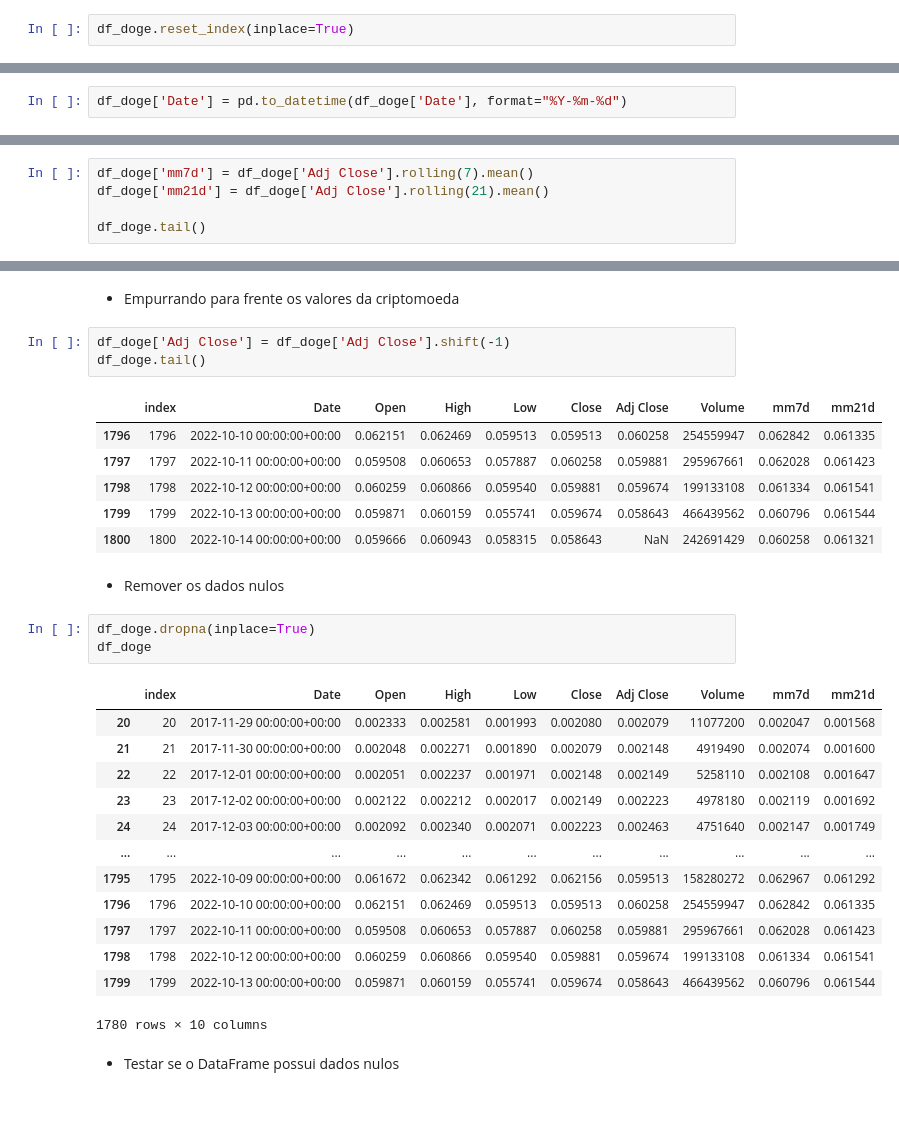
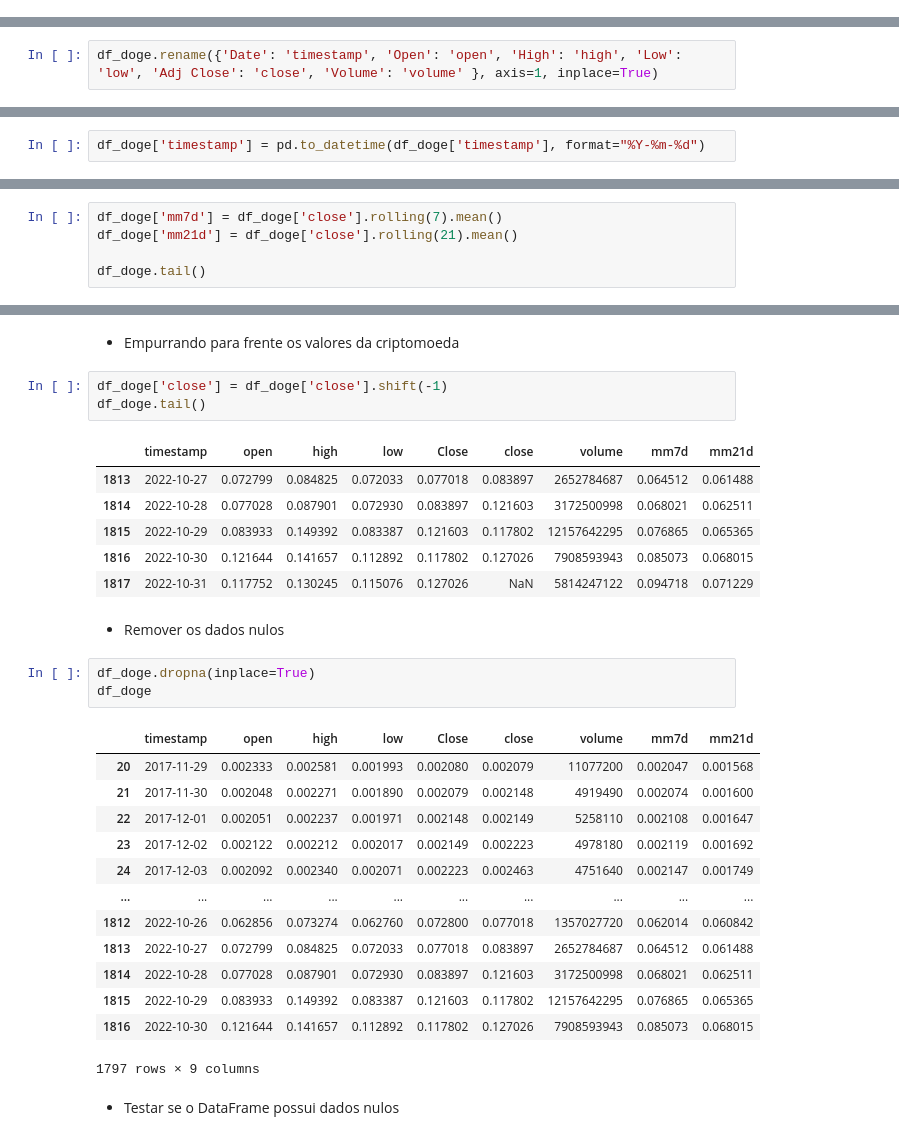
Before and after one commit to fabriciocovalesci/tcc_predict_crypto, a Jupyter notebook: model_predict/predict_crypto/dogecoin/DogeCoin_LR.ipynb, the cells around one changed output, grey strips where cells are left out. Cells and saved outputs as stored; diff of their text form; blank space fills up the shorter version.

```diff
--- a/model_predict/predict_crypto/dogecoin/DogeCoin_LR.ipynb
+++ b/model_predict/predict_crypto/dogecoin/DogeCoin_LR.ipynb
@@ -97,2 +94,0 @@ df_doge = df_doge.reset_index()
-# %%
-df_doge.reset_index(inplace=True)
@@ -99,3 +97,5 @@ df_doge.reset_index(inplace=True)
+# %%
+df_doge.rename({'Date': 'timestamp', 'Open': 'open', 'High': 'high', 'Low': 'low', 'Adj Close': 'close', 'Volume': 'volume' }, axis=1, inplace=True)
 # %%
 df_doge.dtypes
 # %% [output]
@@ -111,12 +110,12 @@ dtype: object
 # %% [markdown]
 - Converter data
 # %%
-df_doge['Date'] = pd.to_datetime(df_doge['Date'], format="%Y-%m-%d")
+df_doge['timestamp'] = pd.to_datetime(df_doge['timestamp'], format="%Y-%m-%d")
 # %% [markdown]
 - Criar médias móveis de 7 dias e 21 dias
 # %%
-df_doge['mm7d'] = df_doge['Adj Close'].rolling(7).mean()
-df_doge['mm21d'] = df_doge['Adj Close'].rolling(21).mean()
+df_doge['mm7d'] = df_doge['close'].rolling(7).mean()
+df_doge['mm21d'] = df_doge['close'].rolling(21).mean()
 
 df_doge.tail()
 # %% [output]
@@ -167,34 +166,34 @@ create_plot_custom("M", 2021, "bar")
 # %% [markdown]
 - Empurrando para frente os valores da criptomoeda
 # %%
-df_doge['Adj Close'] = df_doge['Adj Close'].shift(-1)
+df_doge['close'] = df_doge['close'].shift(-1)
 df_doge.tail()
 # %% [output]
-|  | index | Date | Open | High | Low | Close | Adj Close | Volume | mm7d | mm21d |
-| 1796 | 1796 | 2022-10-10 00:00:00+00:00 | 0.062151 | 0.062469 | 0.059513 | 0.059513 | 0.060258 | 254559947 | 0.062842 | 0.061335 |
-| 1797 | 1797 | 2022-10-11 00:00:00+00:00 | 0.059508 | 0.060653 | 0.057887 | 0.060258 | 0.059881 | 295967661 | 0.062028 | 0.061423 |
-| 1798 | 1798 | 2022-10-12 00:00:00+00:00 | 0.060259 | 0.060866 | 0.059540 | 0.059881 | 0.059674 | 199133108 | 0.061334 | 0.061541 |
-| 1799 | 1799 | 2022-10-13 00:00:00+00:00 | 0.059871 | 0.060159 | 0.055741 | 0.059674 | 0.058643 | 466439562 | 0.060796 | 0.061544 |
-| 1800 | 1800 | 2022-10-14 00:00:00+00:00 | 0.059666 | 0.060943 | 0.058315 | 0.058643 | NaN | 242691429 | 0.060258 | 0.061321 |
+|  | timestamp | open | high | low | Close | close | volume | mm7d | mm21d |
+| 1813 | 2022-10-27 | 0.072799 | 0.084825 | 0.072033 | 0.077018 | 0.083897 | 2652784687 | 0.064512 | 0.061488 |
+| 1814 | 2022-10-28 | 0.077028 | 0.087901 | 0.072930 | 0.083897 | 0.121603 | 3172500998 | 0.068021 | 0.062511 |
+| 1815 | 2022-10-29 | 0.083933 | 0.149392 | 0.083387 | 0.121603 | 0.117802 | 12157642295 | 0.076865 | 0.065365 |
+| 1816 | 2022-10-30 | 0.121644 | 0.141657 | 0.112892 | 0.117802 | 0.127026 | 7908593943 | 0.085073 | 0.068015 |
+| 1817 | 2022-10-31 | 0.117752 | 0.130245 | 0.115076 | 0.127026 | NaN | 5814247122 | 0.094718 | 0.071229 |
 # %% [markdown]
 - Remover os dados nulos
 # %%
 df_doge.dropna(inplace=True)
 df_doge
 # %% [output]
-|  | index | Date | Open | High | Low | Close | Adj Close | Volume | mm7d | mm21d |
-| 20 | 20 | 2017-11-29 00:00:00+00:00 | 0.002333 | 0.002581 | 0.001993 | 0.002080 | 0.002079 | 11077200 | 0.002047 | 0.001568 |
-| 21 | 21 | 2017-11-30 00:00:00+00:00 | 0.002048 | 0.002271 | 0.001890 | 0.002079 | 0.002148 | 4919490 | 0.002074 | 0.001600 |
-| 22 | 22 | 2017-12-01 00:00:00+00:00 | 0.002051 | 0.002237 | 0.001971 | 0.002148 | 0.002149 | 5258110 | 0.002108 | 0.001647 |
-| 23 | 23 | 2017-12-02 00:00:00+00:00 | 0.002122 | 0.002212 | 0.002017 | 0.002149 | 0.002223 | 4978180 | 0.002119 | 0.001692 |
-| 24 | 24 | 2017-12-03 00:00:00+00:00 | 0.002092 | 0.002340 | 0.002071 | 0.002223 | 0.002463 | 4751640 | 0.002147 | 0.001749 |
-| ... | ... | ... | ... | ... | ... | ... | ... | ... | ... | ... |
-| 1795 | 1795 | 2022-10-09 00:00:00+00:00 | 0.061672 | 0.062342 | 0.061292 | 0.062156 | 0.059513 | 158280272 | 0.062967 | 0.061292 |
-| 1796 | 1796 | 2022-10-10 00:00:00+00:00 | 0.062151 | 0.062469 | 0.059513 | 0.059513 | 0.060258 | 254559947 | 0.062842 | 0.061335 |
-| 1797 | 1797 | 2022-10-11 00:00:00+00:00 | 0.059508 | 0.060653 | 0.057887 | 0.060258 | 0.059881 | 295967661 | 0.062028 | 0.061423 |
-| 1798 | 1798 | 2022-10-12 00:00:00+00:00 | 0.060259 | 0.060866 | 0.059540 | 0.059881 | 0.059674 | 199133108 | 0.061334 | 0.061541 |
-| 1799 | 1799 | 2022-10-13 00:00:00+00:00 | 0.059871 | 0.060159 | 0.055741 | 0.059674 | 0.058643 | 466439562 | 0.060796 | 0.061544 |
+|  | timestamp | open | high | low | Close | close | volume | mm7d | mm21d |
+| 20 | 2017-11-29 | 0.002333 | 0.002581 | 0.001993 | 0.002080 | 0.002079 | 11077200 | 0.002047 | 0.001568 |
+| 21 | 2017-11-30 | 0.002048 | 0.002271 | 0.001890 | 0.002079 | 0.002148 | 4919490 | 0.002074 | 0.001600 |
+| 22 | 2017-12-01 | 0.002051 | 0.002237 | 0.001971 | 0.002148 | 0.002149 | 5258110 | 0.002108 | 0.001647 |
+| 23 | 2017-12-02 | 0.002122 | 0.002212 | 0.002017 | 0.002149 | 0.002223 | 4978180 | 0.002119 | 0.001692 |
+| 24 | 2017-12-03 | 0.002092 | 0.002340 | 0.002071 | 0.002223 | 0.002463 | 4751640 | 0.002147 | 0.001749 |
+| ... | ... | ... | ... | ... | ... | ... | ... | ... | ... |
+| 1812 | 2022-10-26 | 0.062856 | 0.073274 | 0.062760 | 0.072800 | 0.077018 | 1357027720 | 0.062014 | 0.060842 |
+| 1813 | 2022-10-27 | 0.072799 | 0.084825 | 0.072033 | 0.077018 | 0.083897 | 2652784687 | 0.064512 | 0.061488 |
+| 1814 | 2022-10-28 | 0.077028 | 0.087901 | 0.072930 | 0.083897 | 0.121603 | 3172500998 | 0.068021 | 0.062511 |
+| 1815 | 2022-10-29 | 0.083933 | 0.149392 | 0.083387 | 0.121603 | 0.117802 | 12157642295 | 0.076865 | 0.065365 |
+| 1816 | 2022-10-30 | 0.121644 | 0.141657 | 0.112892 | 0.117802 | 0.127026 | 7908593943 | 0.085073 | 0.068015 |
-1780 rows × 10 columns
+1797 rows × 9 columns
 # %% [markdown]
 - Testar se o DataFrame possui dados nulos
 # %%
```
Also changed, not shown: parts of 22 cells of this notebook.
